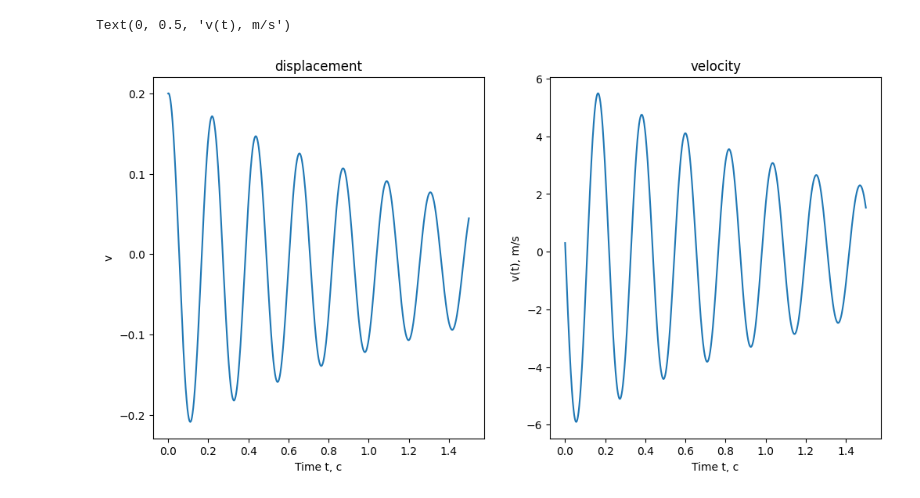
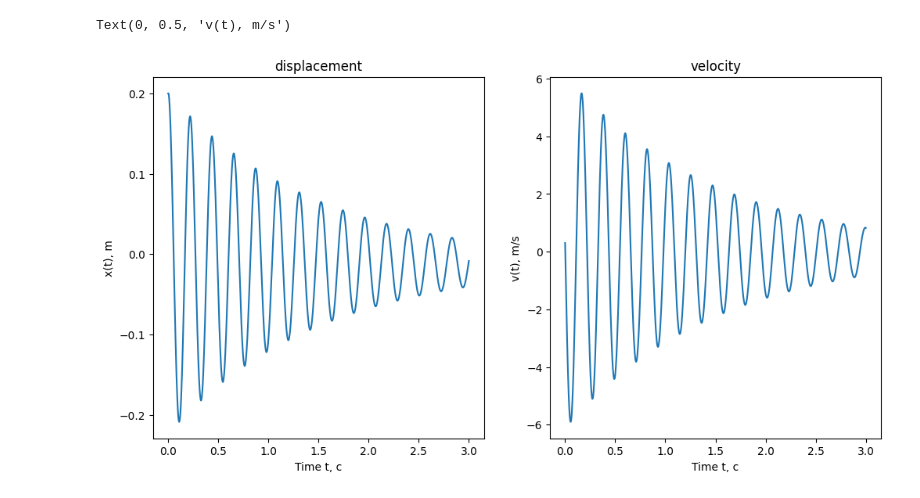
Before and after one commit to clerfayt28/Pitonchik, a Jupyter notebook: Лаба1.ipynb, the cells around one changed output. Cells and saved outputs as stored; diff of their text form; code cells hidden in the pictures.

```diff
--- a/Лаба1.ipynb
+++ b/Лаба1.ipynb
@@ -9,7 +9,7 @@ k, b = 5e+3, 8
 alpha, omega, fi=2.5, (k/m)**0.5, np.pi
 # %%
 x0, v0 = 0.2, 0.3
-tn = 1.5
+tn = 3
 n = int(10000)
 # %%
 def right_side_odu(xi,vi):
@@ -42,16 +42,16 @@ T, X, V = solver_odu_rk (x0, v0, tn, n)
 # %%
 plt.figure(figsize=(12,6))
 plt.subplot(1,2,1)
 plt.plot(T, X)
 plt.title('displacement')
 plt.xlabel('Time t, c')
-plt.ylabel('v')
+plt.ylabel('x(t), m')
 
 plt.subplot(1,2,2)
 plt.plot(T, V)
 plt.title('velocity')
 plt.xlabel('Time t, c')
 plt.ylabel('v(t), m/s')
 # %% [output]
 Text(0, 0.5, 'v(t), m/s')
-[figure, old version]
+[figure, new version]
```
